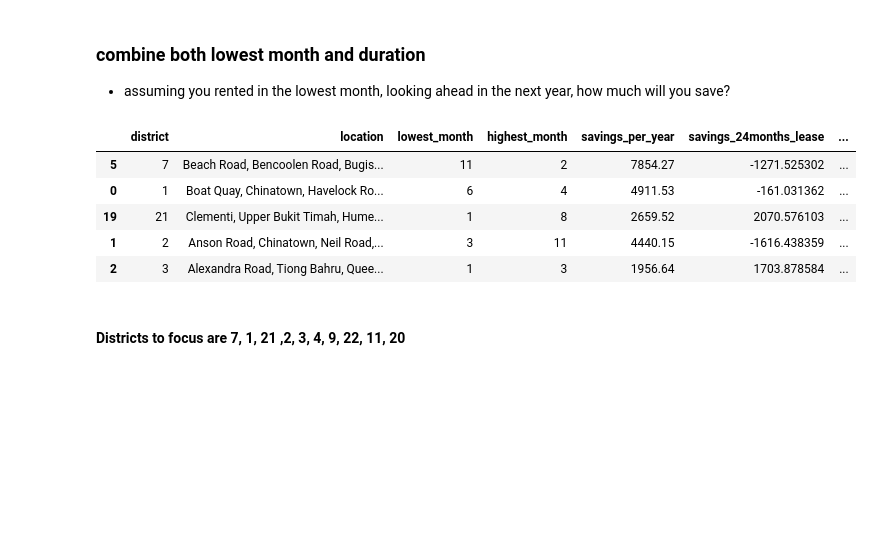
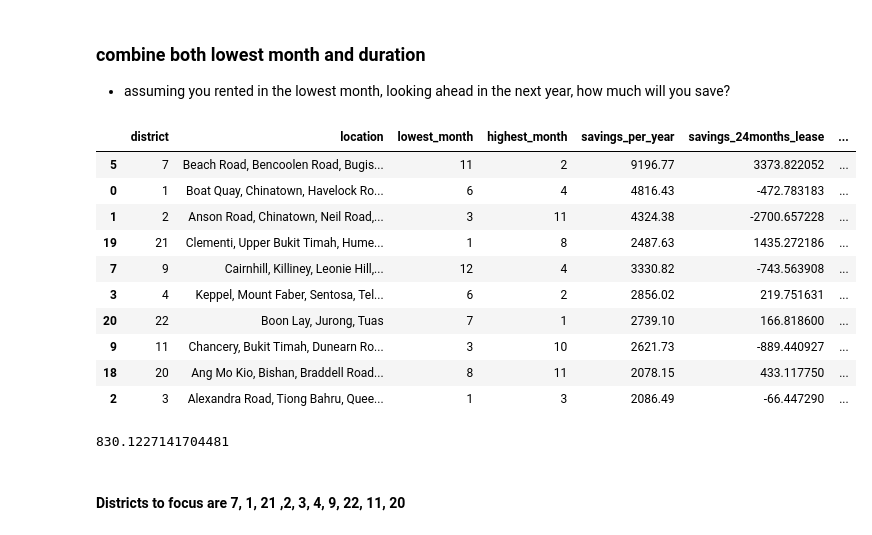
Before and after one commit to shumingpeh/uptick-blogs, a Jupyter notebook: blog2-linear-regression-forecasting/property-rental-price.ipynb, the cells around one changed output. Saved outputs shown, nothing was run; the diff lists cells and outputs as text; code cells hidden in the pictures; blank space fills up the shorter version.

```diff
--- a/blog2-linear-regression-forecasting/property-rental-price.ipynb
+++ b/blog2-linear-regression-forecasting/property-rental-price.ipynb
@@ -271,7 +271,8 @@ def get_each_district_cheapest_month(df, num_BR):
     summary_model_district_df = None
     aggregate_prediction_df = None
     for i in unique_num_district:
-        X = df.query("district == " + str(i) + " & num_bedrooms_altered == " + str(num_BR))[['time','time_time','time_time_time','m1','m2','m3','m4','m5','m6','m7','m8','m9','m10','m11','m12']]
+#         X = df.query("district == " + str(i) + " & num_bedrooms_altered == " + str(num_BR))[['time','time_time','time_time_time','m1','m2','m3','m4','m5','m6','m7','m8','m9','m10','m11','m12']]
+        X = df.query("district == " + str(i) + " & num_bedrooms_altered == " + str(num_BR))[['time','time_time','m1','m2','m3','m4','m5','m6','m7','m8','m9','m10','m11','m12']]
         X = sm.add_constant(X)
         y = df.query("district == " + str(i) + " & num_bedrooms_altered == " + str(num_BR))[['monthly_rent']]
         model_rent = sm.OLS(y,X).fit()
@@ -296,8 +297,9 @@ def get_each_district_cheapest_month(df, num_BR):
                 .merge(y.reset_index(),how='inner',on=['index'])
                 .rename(columns={0:"prediction"})
                 .merge(average_model_data.reset_index()[['lease_month','index','time']],how='inner',on='index')
-                .pipe(lambda x:x.assign(trend = model_rent.params.const +model_rent.params.time * x.time +model_rent.params.time_time * x.time*x.time + model_rent.params.time_time_time *x.time*x.time*x.time))
-                .pipe(lambda x:x.assign(seasonal = x.prediction - model_rent.params.time * x.time - model_rent.params.time_time*x.time*x.time - model_rent.params.time_time_time*x.time*x.time*x.time))
+                .pipe(lambda x:x.assign(trend = model_rent.params.const +model_rent.params.time * x.time +model_rent.params.time_time * x.time*x.time))
+#                 .pipe(lambda x:x.assign(seasonal = x.prediction - model_rent.params.time * x.time - model_rent.params.time_time*x.time*x.time - model_rent.params.time_time_time*x.time*x.time*x.time))
+                .pipe(lambda x:x.assign(seasonal = x.prediction - model_rent.params.time * x.time - model_rent.params.time_time*x.time*x.time))
                 .pipe(lambda x:x.assign(month = pd.to_datetime(x.lease_month).dt.month))
                 .pipe(lambda x:x.assign(district = i))
             )
@@ -486,11 +488,11 @@ intermediate_df = (
 
 savings_for_longer_lease = (
     intermediate_df
-    .merge(intermediate_df[['ds','ensemble_model_output','district']],how='inner',left_on=['previous_year','district'],right_on=['ds','district'])
+    .merge(intermediate_df[['ds','actual_monthly_rent','district']],how='inner',left_on=['previous_year','district'],right_on=['ds','district'])
     .pipe(lambda x:x.assign(lowest_month_date = pd.to_datetime(str("2018-")+(x.lowest_month.astype(str))+"-01")))
     .query("ds_y == lowest_month_date")
     .drop(['ds_y'],1)
-    .rename(columns={"ds_x":"ds","ensemble_model_output_x":"ensemble_model_output","ensemble_model_output_y":"previous_year_rental"})
+    .rename(columns={"ds_x":"ds","actual_monthly_rent_x":"actual_monthly_rent","actual_monthly_rent_y":"previous_year_rental"})
     .pipe(lambda x:x.assign(savings_24months_lease = 12 * (x.holtwinter-x.previous_year_rental)))
     .pipe(lambda x:x.assign(should_extend_lease = np.where(x.savings_24months_lease>0,1,0)))
 )
@@ -503,14 +505,23 @@ total_savings_for_longer_lease_lowest_months = (
     .sort_values(['total_savings_per_year'],ascending=False)
 )
 # %%
-total_savings_for_longer_lease_lowest_months[['district','location','lowest_month','highest_month','savings_per_year','savings_24months_lease','should_extend_lease','total_savings_per_year']].head(5)
+total_savings_for_longer_lease_lowest_months[['district','location','lowest_month','highest_month','savings_per_year','savings_24months_lease','should_extend_lease','total_savings_per_year']].head(10)
 # %% [output]
 |  | district | location | lowest_month | highest_month | savings_per_year | savings_24months_lease | ... |
-| 5 | 7 | Beach Road, Bencoolen Road, Bugis... | 11 | 2 | 7854.27 | -1271.525302 | ... |
-| 0 | 1 | Boat Quay, Chinatown, Havelock Ro... | 6 | 4 | 4911.53 | -161.031362 | ... |
-| 19 | 21 | Clementi, Upper Bukit Timah, Hume... | 1 | 8 | 2659.52 | 2070.576103 | ... |
-| 1 | 2 | Anson Road, Chinatown, Neil Road,... | 3 | 11 | 4440.15 | -1616.438359 | ... |
-| 2 | 3 | Alexandra Road, Tiong Bahru, Quee... | 1 | 3 | 1956.64 | 1703.878584 | ... |
+| 5 | 7 | Beach Road, Bencoolen Road, Bugis... | 11 | 2 | 9196.77 | 3373.822052 | ... |
+| 0 | 1 | Boat Quay, Chinatown, Havelock Ro... | 6 | 4 | 4816.43 | -472.783183 | ... |
+| 1 | 2 | Anson Road, Chinatown, Neil Road,... | 3 | 11 | 4324.38 | -2700.657228 | ... |
+| 19 | 21 | Clementi, Upper Bukit Timah, Hume... | 1 | 8 | 2487.63 | 1435.272186 | ... |
+| 7 | 9 | Cairnhill, Killiney, Leonie Hill,... | 12 | 4 | 3330.82 | -743.563908 | ... |
+| 3 | 4 | Keppel, Mount Faber, Sentosa, Tel... | 6 | 2 | 2856.02 | 219.751631 | ... |
+| 20 | 22 | Boon Lay, Jurong, Tuas | 7 | 1 | 2739.10 | 166.818600 | ... |
+| 9 | 11 | Chancery, Bukit Timah, Dunearn Ro... | 3 | 10 | 2621.73 | -889.440927 | ... |
+| 18 | 20 | Ang Mo Kio, Bishan, Braddell Road... | 8 | 11 | 2078.15 | 433.117750 | ... |
+| 2 | 3 | Alexandra Road, Tiong Bahru, Quee... | 1 | 3 | 2086.49 | -66.447290 | ... |
+# %%
+total_savings_for_longer_lease_lowest_months.query("savings_24months_lease>0").savings_24months_lease.mean()
+# %% [output]
+830.1227141704481
 # %%
 districts_to_focus = total_savings_for_longer_lease_lowest_months.head(5).district.unique()
 # %% [markdown]
```
Also changed, not shown: parts of 3 cells of this notebook, 2 other files.
